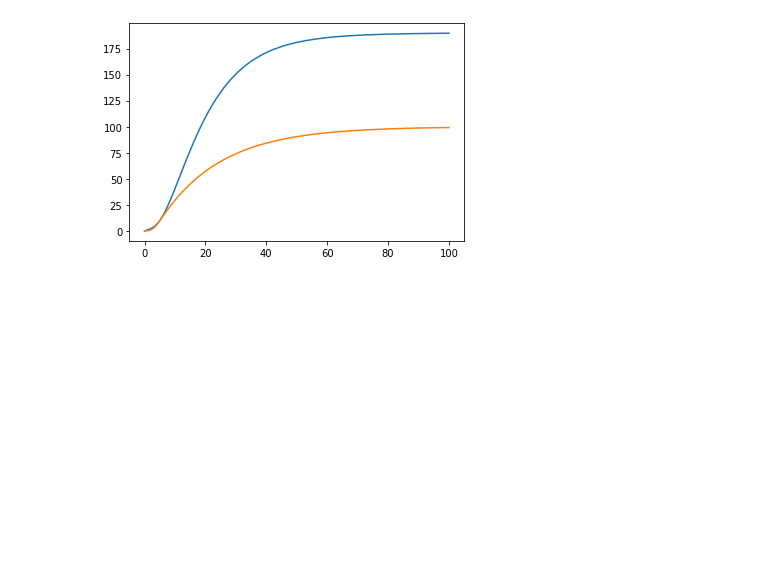
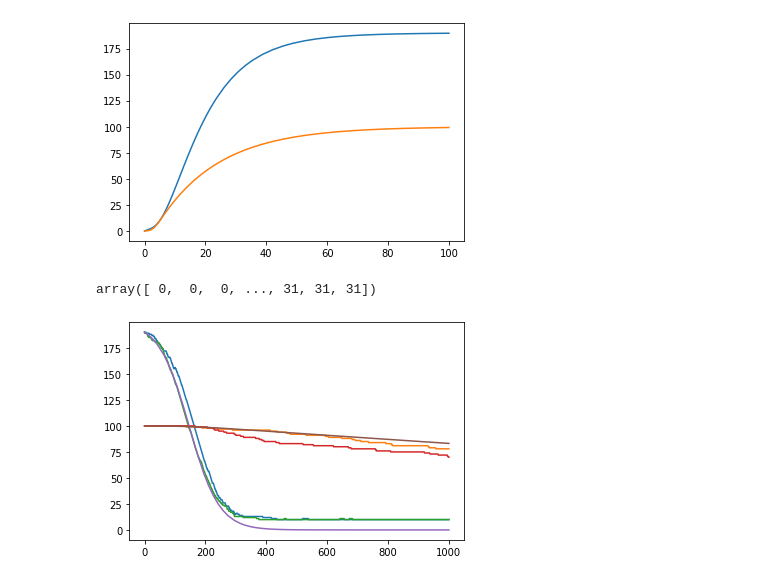
Before and after one commit to brianxiang123/Covid-19-Spread-Analysis, a Jupyter notebook: Spread Simulation.ipynb, the cells around one changed output. Saved outputs shown, nothing was run; the diff lists cells and outputs as text; code cells hidden in the pictures; blank space fills up the shorter version.

```diff
--- a/Spread Simulation.ipynb
+++ b/Spread Simulation.ipynb
@@ -68,0 +174,2 @@ mks.plot(2)
+# %%
+dsis = DTMCSIS(b, k, [190, 100], [10, 0], 1000)
@@ -68,0 +180,12 @@ mks.plot(2)
+# %%
+np.array(dsis.infected).T[1]
+# %% [output]
+array([ 0,  0,  0, ..., 31, 31, 31])
+# %%
+for i in range(2):
+    dsis.simulate()
+    dsis.plot(0)
+sis.plot(0)
+plt.show()
+# %% [output]
+[figure, added]
```
Also changed, not shown: parts of 28 cells of this notebook.
